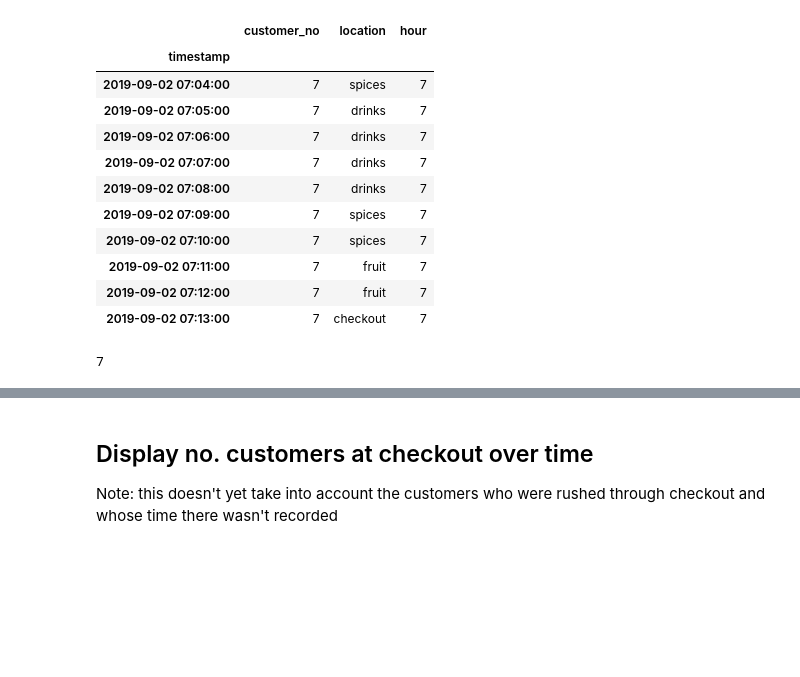
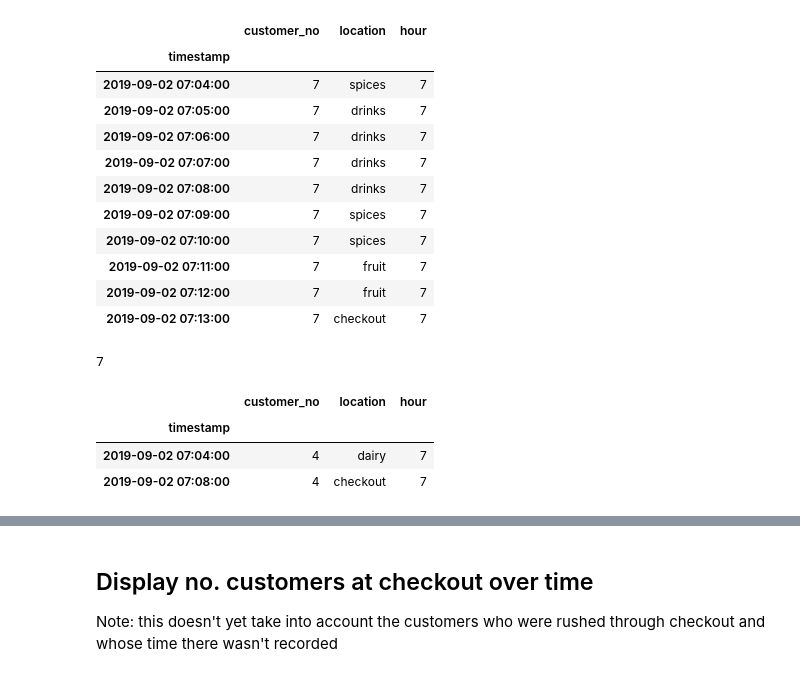
Before and after one commit to Basmatz/Spiced-bootcamp, a Jupyter notebook: Week_8/supermarket_prelim_eda_2020_08_31.ipynb, the cells around one changed output, grey strips where cells are left out. Cells and saved outputs as stored; diff of their text form; code cells hidden in the pictures; blank space fills up the shorter version.

```diff
--- a/Week_8/supermarket_prelim_eda_2020_08_31.ipynb
+++ b/Week_8/supermarket_prelim_eda_2020_08_31.ipynb
@@ -156,4 +156,11 @@ dat2[dat2['customer_no'] == 7].resample('T').ffill()
 print(customer_list[6])
 # %% [output]
 7
+# %%
+dat2[dat2['customer_no'] == 4]
+# %% [output]
+|  | customer_no | location | hour |
+| timestamp |  |  |  |
+| 2019-09-02 07:04:00 | 4 | dairy | 7 |
+| 2019-09-02 07:08:00 | 4 | checkout | 7 |
 # %%
```
Also changed, not shown: parts of 3 cells of this notebook.
